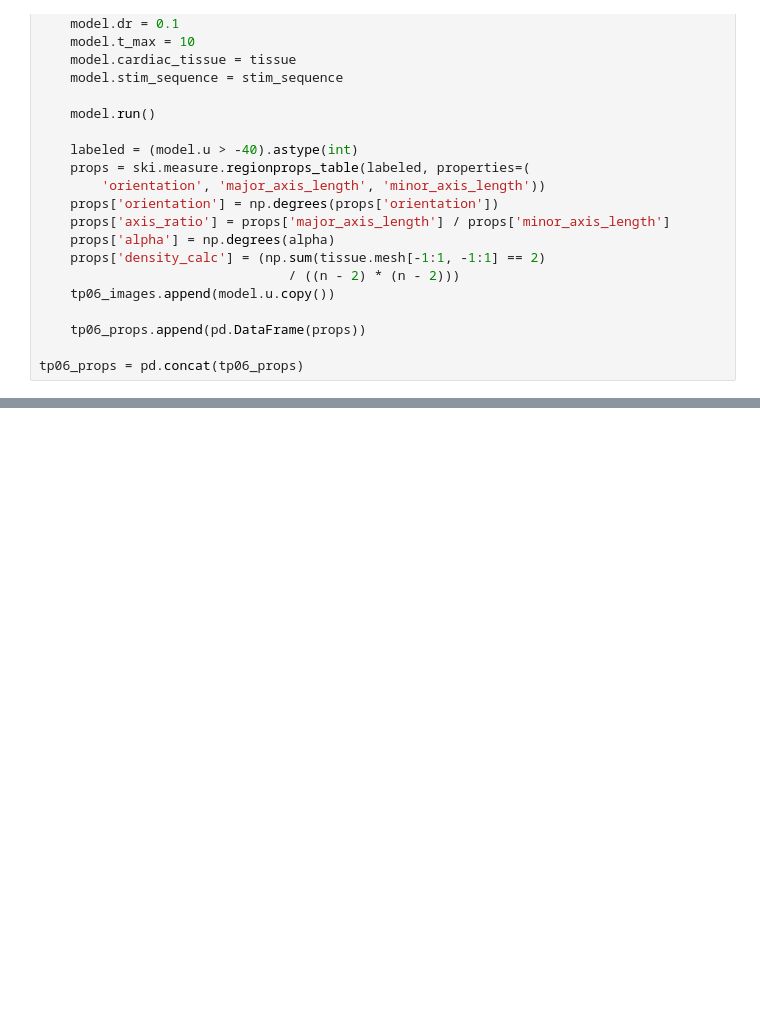
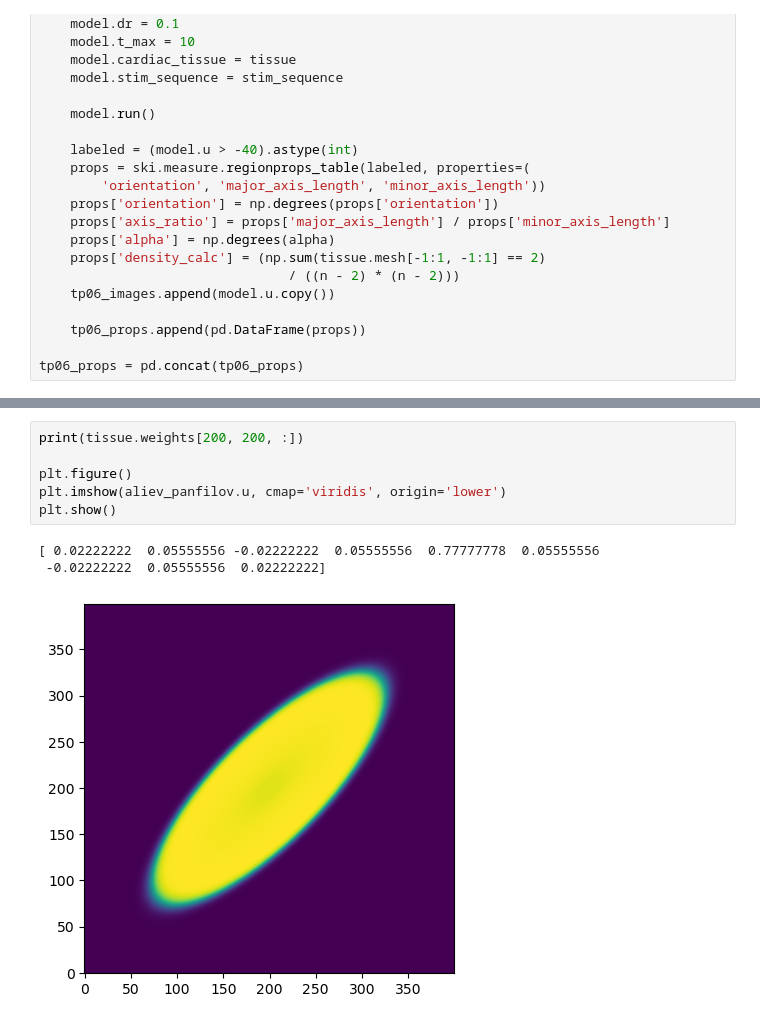
Before and after one commit to TiNezlobinsky/Finitewave, a Jupyter notebook: examples/notebooks/anisotropy_2d.ipynb, the cells around one changed output, grey strips where cells are left out. Cells and saved outputs as stored; diff of their text form; blank space fills up the shorter version.

```diff
--- a/examples/notebooks/anisotropy_2d.ipynb
+++ b/examples/notebooks/anisotropy_2d.ipynb
@@ -265,0 +323,10 @@ tp06_props = pd.concat(tp06_props)
+# %%
+print(tissue.weights[200, 200, :])
+
+plt.figure()
+plt.imshow(aliev_panfilov.u, cmap='viridis', origin='lower')
+plt.show()
+# %% [output]
+[ 0.02222222  0.05555556 -0.02222222  0.05555556  0.77777778  0.05555556
+ -0.02222222  0.05555556  0.02222222]
+[figure, added]
```
Also changed, not shown: parts of 2 cells of this notebook, 3 other files.
